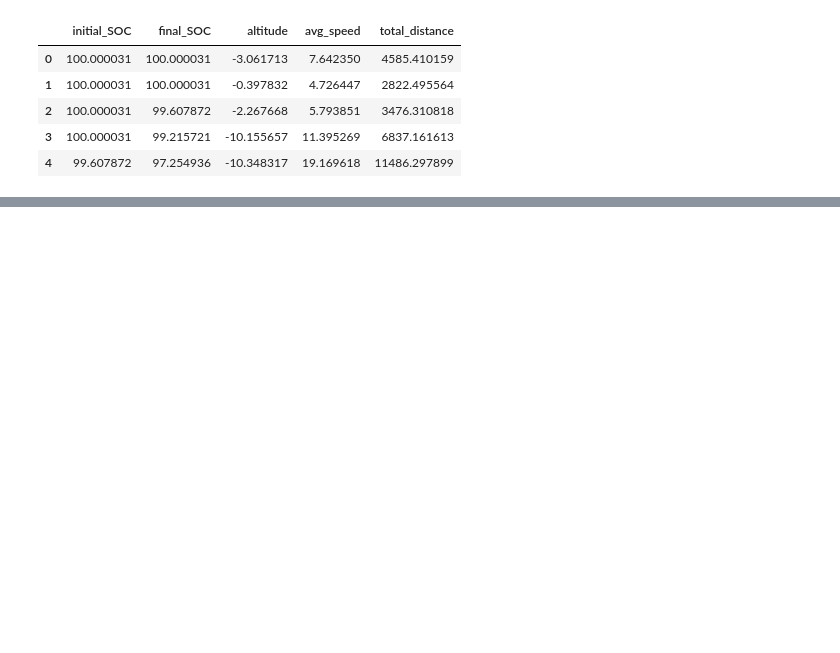
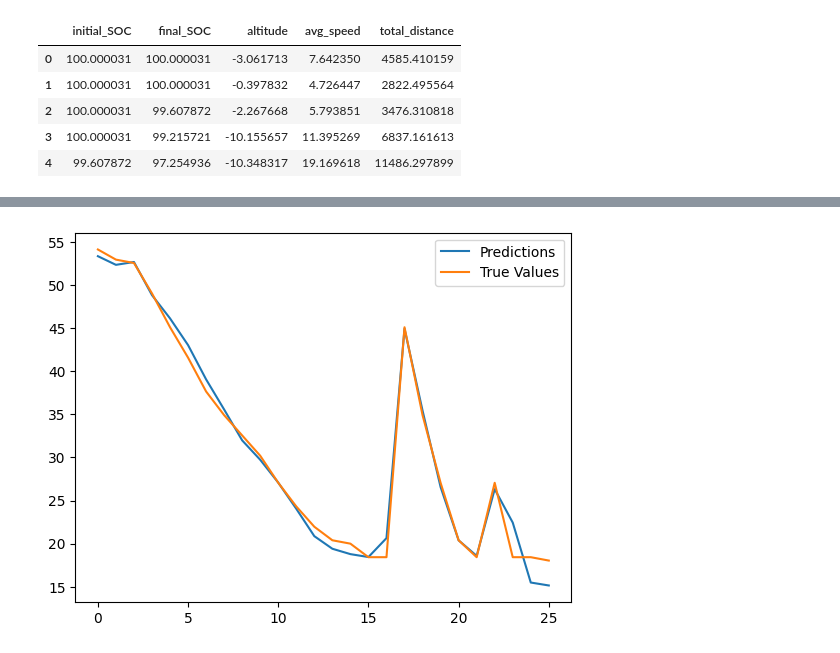
Before and after one commit to kylrw/Range-Estimation-MARC, a Jupyter notebook: autogluon_range.ipynb, the cells around one changed output, grey strips where cells are left out. Cells and saved outputs as stored; diff of their text form; code cells hidden in the pictures; blank space fills up the shorter version.

```diff
--- a/autogluon_range.ipynb
+++ b/autogluon_range.ipynb
@@ -104,0 +111,8 @@ df.to_csv('Data/phil_rangedata_predictions.csv', index=False)
+# %%
+#plot the predicted vs true values for test data2
+plt.plot(y_pred2, label="Predictions")
+plt.plot(test_data2[label], label="True Values")
+plt.legend()
+plt.show()
+# %% [output]
+[figure, added]
```
Also changed, not shown: parts of 13 cells of this notebook, 9 other files.
